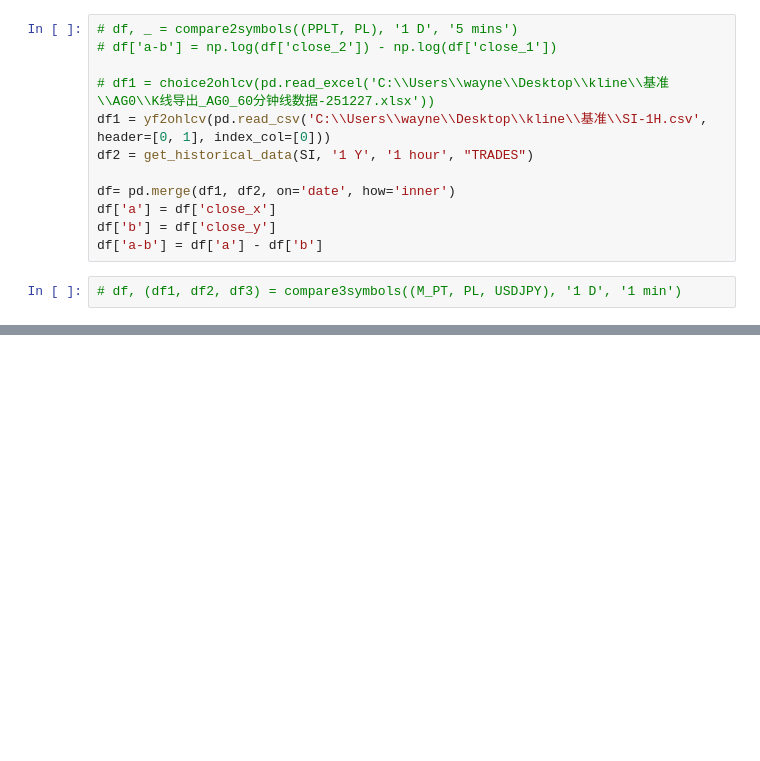
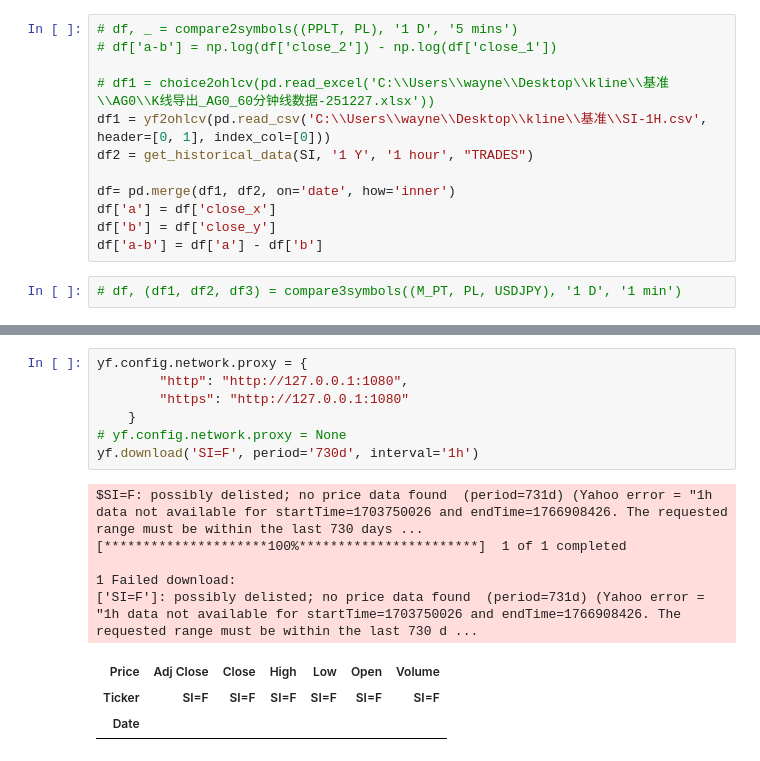
Before and after one commit to sbwkl/my-quant, a Jupyter notebook: ib1.ipynb, the cells around one changed output, grey strips where cells are left out. Cells and saved outputs as stored; diff of their text form; blank space fills up the shorter version.

```diff
--- a/ib1.ipynb
+++ b/ib1.ipynb
@@ -246,0 +335,16 @@ N (228.8303, 213.2105)
+# %%
+yf.config.network.proxy = {
+        "http": "http://127.0.0.1:1080",
+        "https": "http://127.0.0.1:1080"
+    }
+# yf.config.network.proxy = None
+yf.download('SI=F', period='730d', interval='1h')
+# %% [output]
+$SI=F: possibly delisted; no price data found  (period=731d) (Yahoo error = "1h data not available for startTime=1703750026 and endTime=1766908426. The requested range must be within the last 730 days ...
+[*********************100%***********************]  1 of 1 completed
+
+1 Failed download:
+['SI=F']: possibly delisted; no price data found  (period=731d) (Yahoo error = "1h data not available for startTime=1703750026 and endTime=1766908426. The requested range must be within the last 730 d ...
+| Price | Adj Close | Close | High | Low | Open | Volume |
+| Ticker | SI=F | SI=F | SI=F | SI=F | SI=F | SI=F |
+| Date |  |  |  |  |  |  |
```
Also changed, not shown: parts of 12 cells of this notebook, 3 other files.
